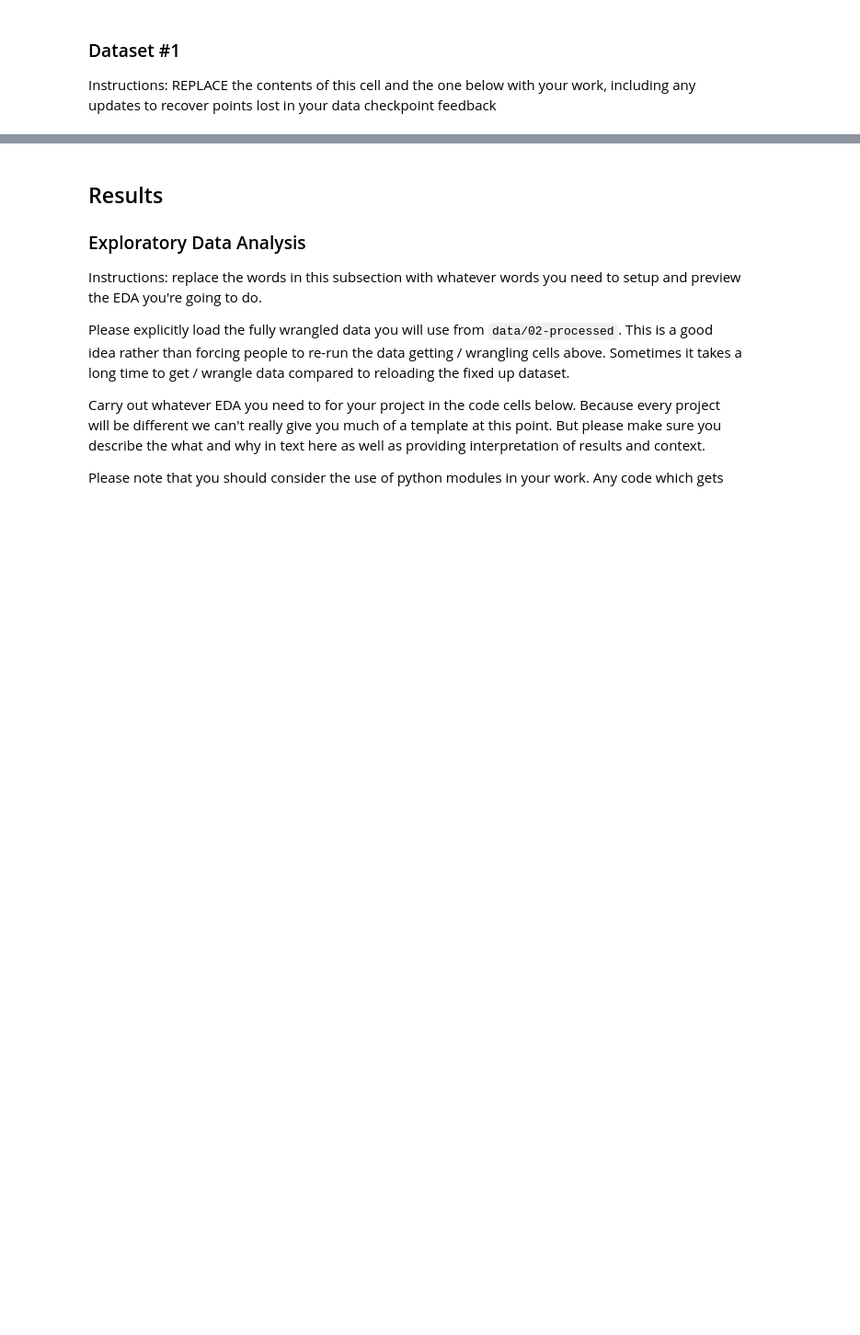
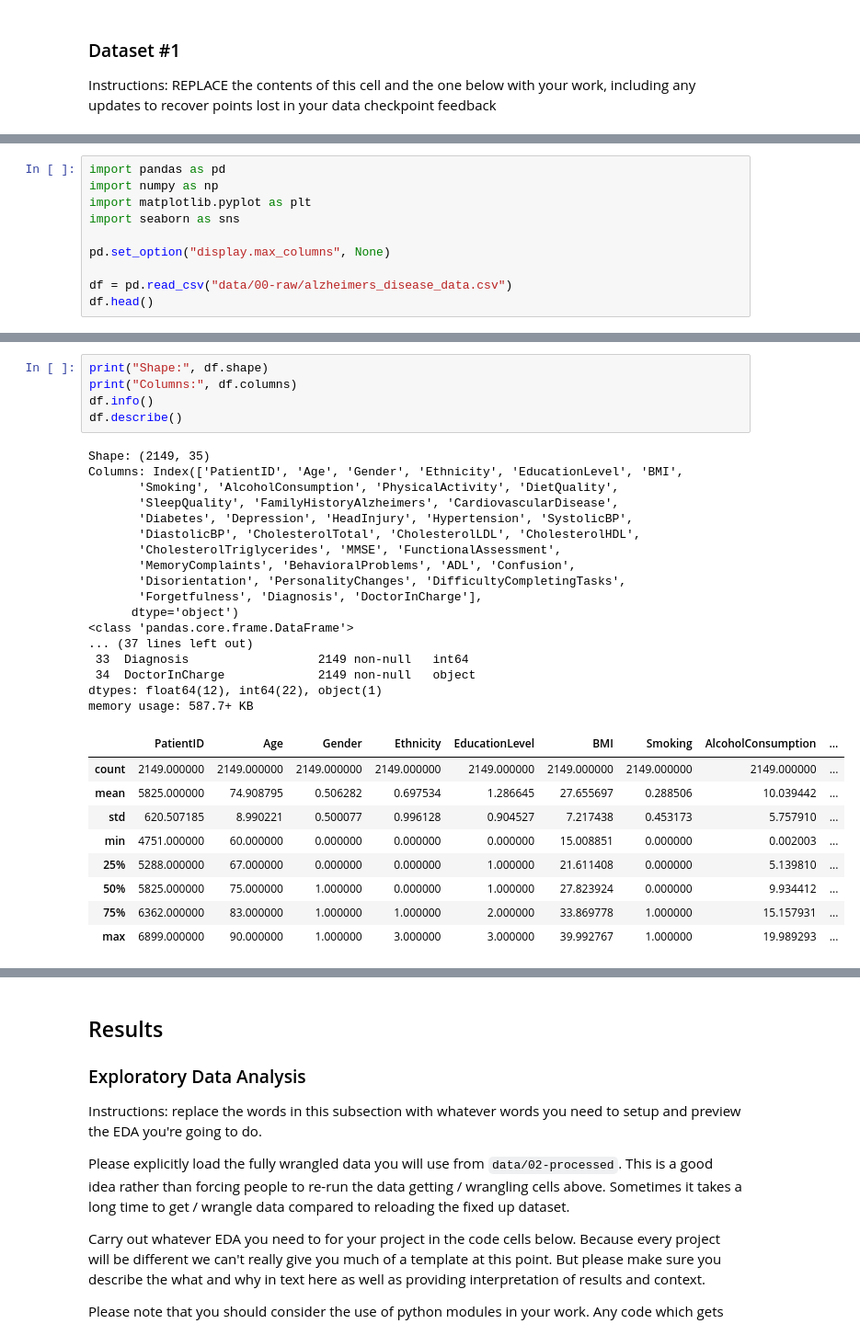
Before and after one commit to COGS108/Group056_WI26, a Jupyter notebook: 02-EDACheckpoint.ipynb, the cells around one changed output, grey strips where cells are left out. Shown at 92% size. Cells and saved outputs as stored; diff of their text form; blank space fills up the shorter version.

```diff
--- a/02-EDACheckpoint.ipynb
+++ b/02-EDACheckpoint.ipynb
@@ -106,0 +121,10 @@ Instructions: REPLACE the contents of this cell and the one below with your work
+# %%
+import pandas as pd
+import numpy as np
+import matplotlib.pyplot as plt
+import seaborn as sns
+
+pd.set_option("display.max_columns", None)
+
+df = pd.read_csv("data/00-raw/alzheimers_disease_data.csv")
+df.head()
@@ -106,0 +138,32 @@ Instructions: REPLACE the contents of this cell and the one below with your work
+# %%
+print("Shape:", df.shape)
+print("Columns:", df.columns)
+df.info()
+df.describe()
+# %% [output]
+Shape: (2149, 35)
+Columns: Index(['PatientID', 'Age', 'Gender', 'Ethnicity', 'EducationLevel', 'BMI',
+       'Smoking', 'AlcoholConsumption', 'PhysicalActivity', 'DietQuality',
+       'SleepQuality', 'FamilyHistoryAlzheimers', 'CardiovascularDisease',
+       'Diabetes', 'Depression', 'HeadInjury', 'Hypertension', 'SystolicBP',
+       'DiastolicBP', 'CholesterolTotal', 'CholesterolLDL', 'CholesterolHDL',
+       'CholesterolTriglycerides', 'MMSE', 'FunctionalAssessment',
+       'MemoryComplaints', 'BehavioralProblems', 'ADL', 'Confusion',
+       'Disorientation', 'PersonalityChanges', 'DifficultyCompletingTasks',
+       'Forgetfulness', 'Diagnosis', 'DoctorInCharge'],
+      dtype='object')
+<class 'pandas.core.frame.DataFrame'>
+... (37 lines left out)
+ 33  Diagnosis                  2149 non-null   int64
+ 34  DoctorInCharge             2149 non-null   object
+dtypes: float64(12), int64(22), object(1)
+memory usage: 587.7+ KB
+|  | PatientID | Age | Gender | Ethnicity | EducationLevel | BMI | Smoking | AlcoholConsumption | ... |
+| count | 2149.000000 | 2149.000000 | 2149.000000 | 2149.000000 | 2149.000000 | 2149.000000 | 2149.000000 | 2149.000000 | ... |
+| mean | 5825.000000 | 74.908795 | 0.506282 | 0.697534 | 1.286645 | 27.655697 | 0.288506 | 10.039442 | ... |
+| std | 620.507185 | 8.990221 | 0.500077 | 0.996128 | 0.904527 | 7.217438 | 0.453173 | 5.757910 | ... |
+| min | 4751.000000 | 60.000000 | 0.000000 | 0.000000 | 0.000000 | 15.008851 | 0.000000 | 0.002003 | ... |
+| 25% | 5288.000000 | 67.000000 | 0.000000 | 0.000000 | 1.000000 | 21.611408 | 0.000000 | 5.139810 | ... |
+| 50% | 5825.000000 | 75.000000 | 1.000000 | 0.000000 | 1.000000 | 27.823924 | 0.000000 | 9.934412 | ... |
+| 75% | 6362.000000 | 83.000000 | 1.000000 | 1.000000 | 2.000000 | 33.869778 | 1.000000 | 15.157931 | ... |
+| max | 6899.000000 | 90.000000 | 1.000000 | 3.000000 | 3.000000 | 39.992767 | 1.000000 | 19.989293 | ... |
```
Also changed, not shown: parts of 16 cells of this notebook, 1 other file.
